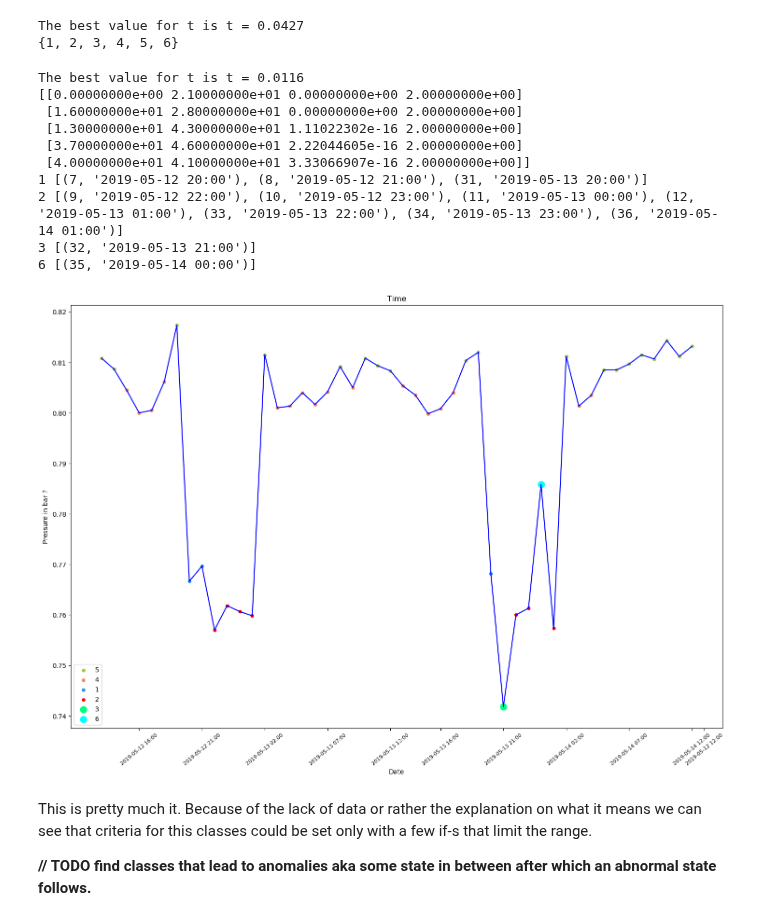
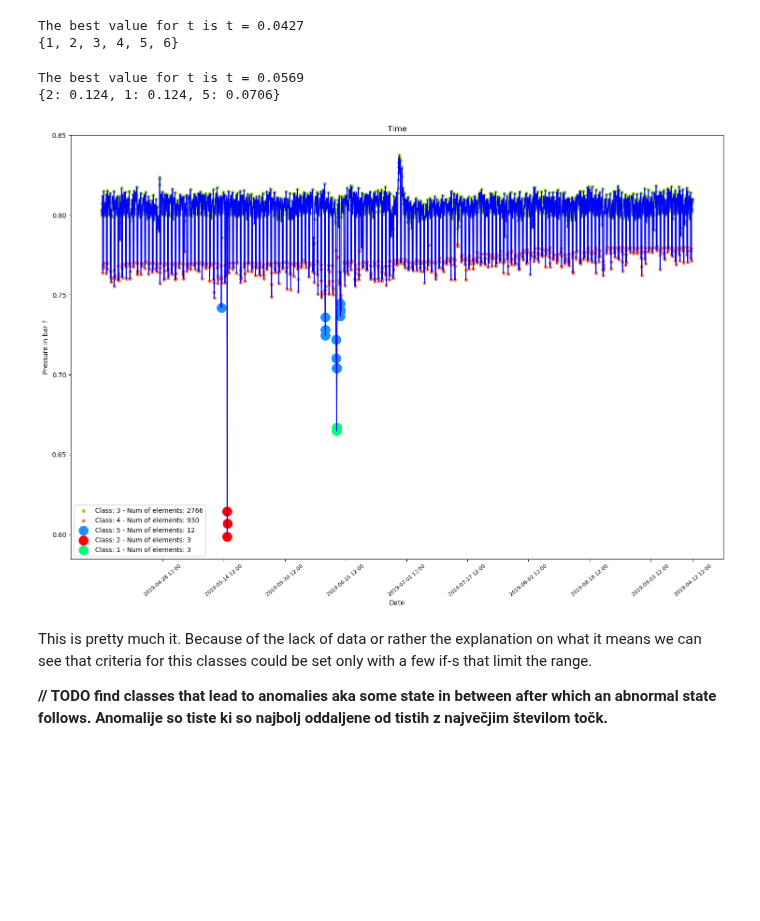
Before and after one commit to Zan-23/IJS_water_loss, a Jupyter notebook: notebooks/Hierarhical_Clustering_General_Anomaly_Finding.ipynb, the cells around one changed output. Drawn from its saved outputs; the diff is of its cells as text; code cells hidden in the pictures; blank space fills up the shorter version.

Commit message:
Implemented finding of distances for clustering, again trying with regression

```diff
--- a/notebooks/Hierarhical_Clustering_General_Anomaly_Finding.ipynb
+++ b/notebooks/Hierarhical_Clustering_General_Anomaly_Finding.ipynb
@@ -137,6 +137,9 @@ print(set(predictions))
 The best value for t is t = 0.0427
 {1, 2, 3, 4, 5, 6}
 # %%
+def get_anomaly_coeficient(sorted_arr):
+    return sorted_arr[len(sorted_arr) - 1][1] * 0.05
+
 def generate_sizes(class_dict):
     class_len_arr = []
     for i in class_dict:
@@ -145,7 +148,7 @@ def generate_sizes(class_dict):
     class_sorted_arr = sorted(class_len_arr, key=lambda x: x[1])
 
     size_arr = []
-    anomaly_koef = class_sorted_arr[len(class_sorted_arr) - 1][1] * 0.05
+    anomaly_koef = get_anomaly_coeficient(class_sorted_arr)
 
     for i in class_len_arr:
         if i[1] <= anomaly_koef:
@@ -162,8 +165,7 @@ def generate_xticks(start_date, end_date):
     start_date = pandas._libs.tslibs.Timestamp(start_date)
     end_date = pandas._libs.tslibs.Timestamp(end_date)
 
-    difference = (ceil((end_date - start_date).days) / 10)
-    # print(str(difference)+ "D")
+    difference = ceil((ceil((end_date - start_date).days) / 10))
     date_range_seconds = pandas.date_range(start=(start_date), end=(end_date), freq=str(difference)+ "D")
 
     date_range_string = []
@@ -171,27 +173,6 @@ def generate_xticks(start_date, end_date):
         ready_string = str(i)[:-5] + "00"
         date_range_string.append(ready_string)
 
-    # print(type(date_range_string), date_range_string)
     return date_range_string
 
 # generate_xticks("2019-01-11 12:00:00", "2019-03-20 12:00:00")
-# %%
-# finding distance to anomalies
-def predicting_anomalies(L, class_dict):
-    class_len_arr = []
-    for i in class_dict:
-        class_len_arr.append([i, len(class_dict[i])])
-
-    class_sorted_arr = sorted(class_len_arr, key=lambda x: x[1])
-    anomaly_koef = class_sorted_arr[len(class_sorted_arr) - 1][1] * 0.05
-
-    distances = squareform(cophenet(L))
-    print(L[:5])
-
-
-    for num, element in enumerate(class_dict):
-        if len(class_dict[element]) < 10:
-            print(element, class_dict[element])
-    # print((distances))
-
-# predicting_anomalies(L)
@@ -205,8 +247,10 @@ def draw_classes(matrix, matrix_X, class_dict, start, end):
     plt.plot(matrix[:, 0], matrix_X, color="blue")
 
     for num, element in enumerate(class_dict):
+        label_name = "Class: " + str(element) + " - Num of elements: " + str(len(class_dict[element]))
         plt.scatter([x[1] for x in class_dict[element]], [matrix_X[x[0]] for x in class_dict[element]],
-                    color=color_array[num], s=size_arr[num], label=element)
+                    color=color_array[num], s=size_arr[num],
+                    label=label_name)
 
     plt.ylabel('Pressure in bar ?')
     plt.xlabel('Date')
@@ -222,6 +266,7 @@ def main_function(start, end, data_fun, number_of_clusters):
     # "2020-01-20 00:00", "2020-01-24 23:00"
 
     matrix = data_sel.reset_index().values
+    # print(matrix[:2])
     if len(matrix) < 1:
         raise Exception("No data for this date ")
     matrix_X = matrix[:, 3:]
@@ -229,15 +274,14 @@ def main_function(start, end, data_fun, number_of_clusters):
     L = sch.linkage(matrix_X, method="complete", metric="cityblock")
 
     arr_, t_best = find_optimal_t_cluster(L, matrix_X, number_of_clusters)
-    predictions_original = sch.fcluster(L, t=t_best, criterion="distance")
-    predictions = predictions_original.ravel()
+    predictions = sch.fcluster(L, t=t_best, criterion="distance").ravel()
 
     """plt.figure(figsize=(25, 15))
 
-    D  = sch.dendrogram(L, leaf_font_size=15, labels=matrix_all[:, 0], orientation="left",
+    D  = sch.dendrogram(L, leaf_font_size=15, labels=matrix[:, 0], orientation="left",
                             show_contracted=True,
                             truncate_mode='lastp',  # last p merged clusters
-                            p=15                    # show only the last p merged clusters
+                            p=number_of_clusters    # show only the last p merged clusters
                            )
     plt.xlabel("Razdalja")
     plt.ylabel("Datum")
@@ -257,21 +301,14 @@ def main_function(start, end, data_fun, number_of_clusters):
 # %%
 # selected_data(data_249, "2019-05-11 12:00:00", "2019-05-20 12:00:00")
 # selected_data(data_249, "2019-05-11 12:00:00", "2020-06-13 12:00:00")
 
-main_function("2019-05-12 12:00:00", "2019-05-14 12:00:00", data_249, 6)
+main_function("2019-04-12 12:00:00", "2019-09-14 12:00:00", data_249, 5)
 # %% [output]
-The best value for t is t = 0.0116
-[[0.00000000e+00 2.10000000e+01 0.00000000e+00 2.00000000e+00]
- [1.60000000e+01 2.80000000e+01 0.00000000e+00 2.00000000e+00]
- [1.30000000e+01 4.30000000e+01 1.11022302e-16 2.00000000e+00]
- [3.70000000e+01 4.60000000e+01 2.22044605e-16 2.00000000e+00]
- [4.00000000e+01 4.10000000e+01 3.33066907e-16 2.00000000e+00]]
-1 [(7, '2019-05-12 20:00'), (8, '2019-05-12 21:00'), (31, '2019-05-13 20:00')]
-2 [(9, '2019-05-12 22:00'), (10, '2019-05-12 23:00'), (11, '2019-05-13 00:00'), (12, '2019-05-13 01:00'), (33, '2019-05-13 22:00'), (34, '2019-05-13 23:00'), (36, '2019-05-14 01:00')]
-3 [(32, '2019-05-13 21:00')]
-6 [(35, '2019-05-14 00:00')]
+The best value for t is t = 0.0569
+{2: 0.124, 1: 0.124, 5: 0.0706}
-[figure, old version]
+[figure, new version]
 # %% [markdown]
 This is pretty much it. Because of the lack of data or rather the explanation on what it means we can see that criteria for this classes could be set only with a few if-s that limit the range.
 
 **// TODO find classes that lead to anomalies aka some state in between after which an abnormal state follows.**
+**Anomalije so tiste ki so najbolj oddaljene od tistih z največjim številom točk.**
```
Also changed, not shown: parts of 1 cell of this notebook, 3 other files.
